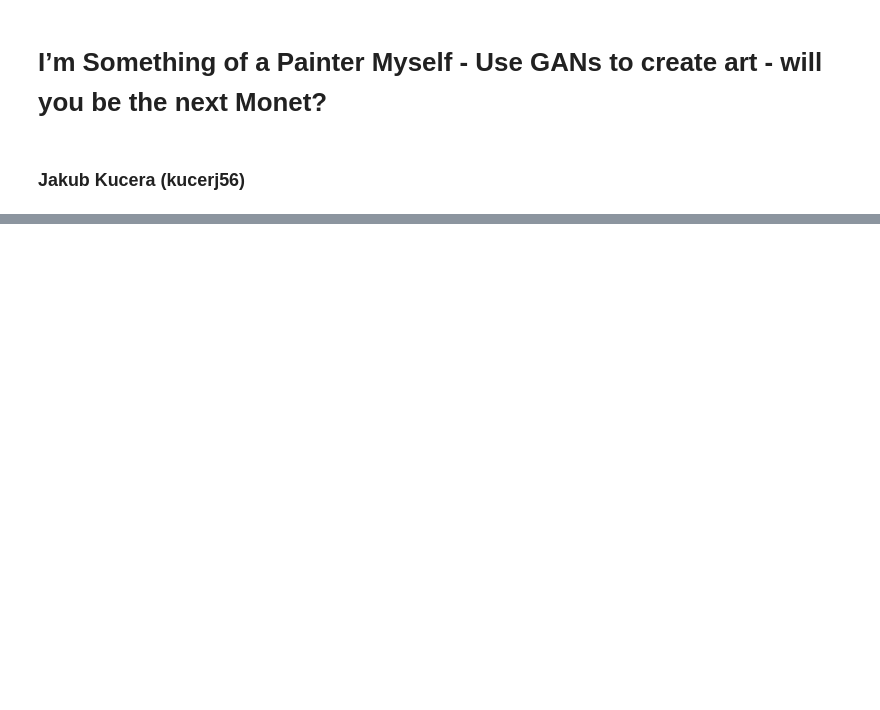
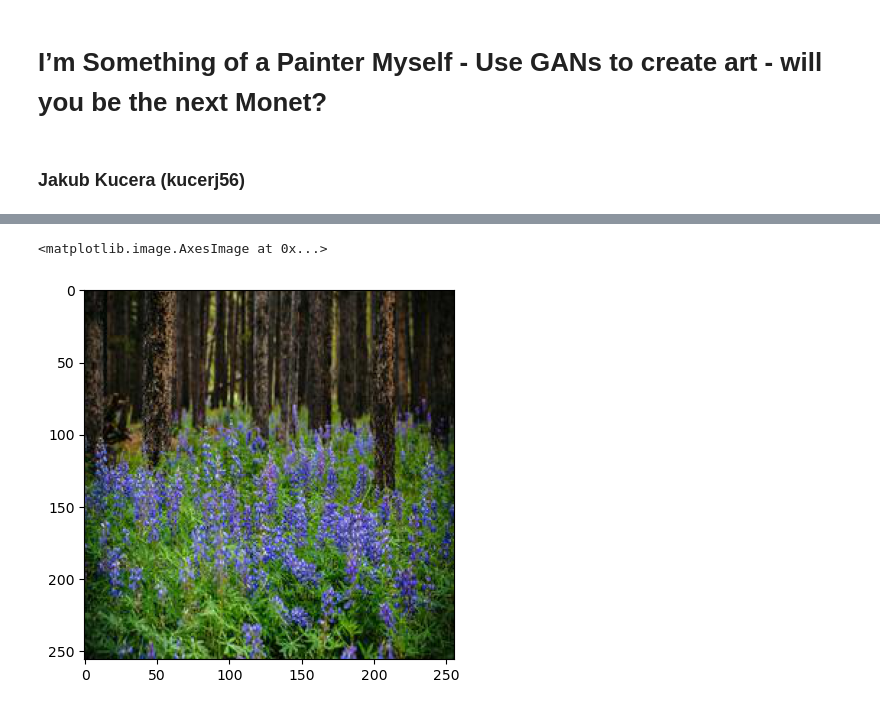
Before and after one commit to jakub-kucera/NI-MVI, a Jupyter notebook: notebook.ipynb, the cells around one changed output, grey strips where cells are left out. Cells and saved outputs as stored; diff of their text form; code cells hidden in the pictures; blank space fills up the shorter version.

```diff
--- a/notebook.ipynb
+++ b/notebook.ipynb
@@ -388,0 +573,12 @@ discriminator_m = torch.load(PATH + "discriminator_m.pt")
+# %%
+# TODO prob create new `photo_dataloader` instance
+for (images_photo, photo_labels)  in photo_dataloader:
+        print(f"Image #{i}"); i += 1
+        images_photo, photo_labels = images_photo[0].to(device), photo_labels.to(device)
+        images_fake_monet = generator_p2m(images_photo)
+# %%
+arr = images_photo.cpu().numpy().transpose((1, 2, 0))
+plt.imshow(arr * 0.5 + 0.5)
+# %% [output]
+<matplotlib.image.AxesImage at 0x...>
+[figure, added]
```
Also changed, not shown: parts of 53 cells of this notebook.
